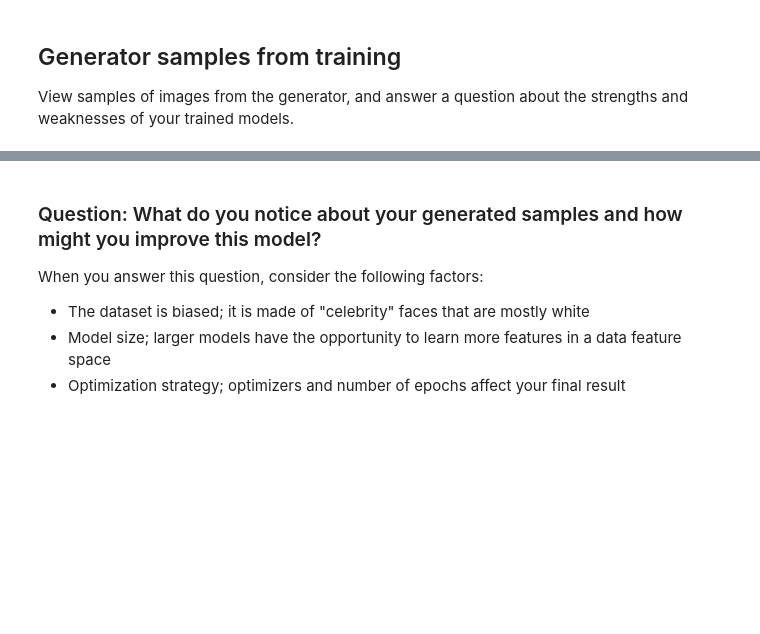
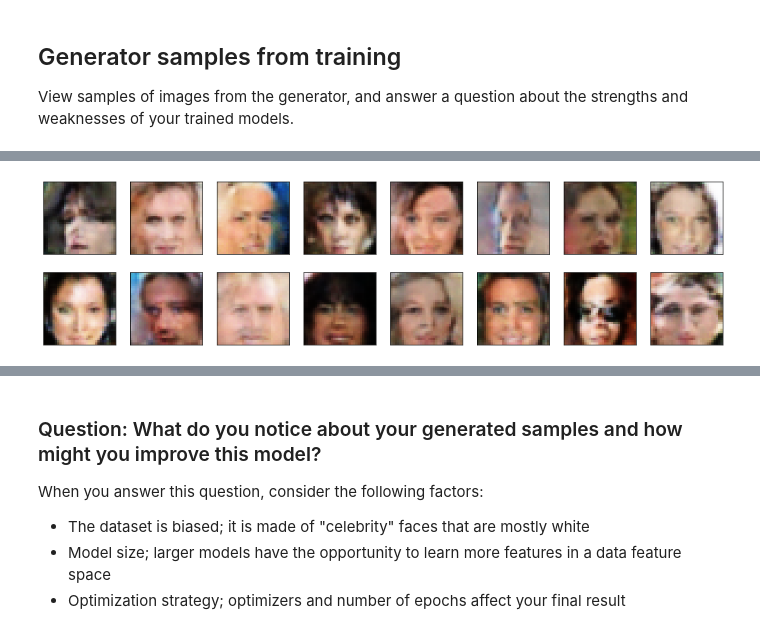
Before and after one commit to daniel-fudge/dlnd-CycleGAN-Face_Generation, a Jupyter notebook: dlnd_face_generation.ipynb, the cells around one changed output, grey strips where cells are left out. Cells and saved outputs as stored; diff of their text form; code cells hidden in the pictures; blank space fills up the shorter version.

```diff
--- a/dlnd_face_generation.ipynb
+++ b/dlnd_face_generation.ipynb
@@ -658,0 +659,4 @@ _ = view_samples(-1, samples)
+# %%
+_ = view_samples(20, samples)
+# %% [output]
+[figure, added]
```
Also changed, not shown: parts of 11 cells of this notebook, 3 other files.
